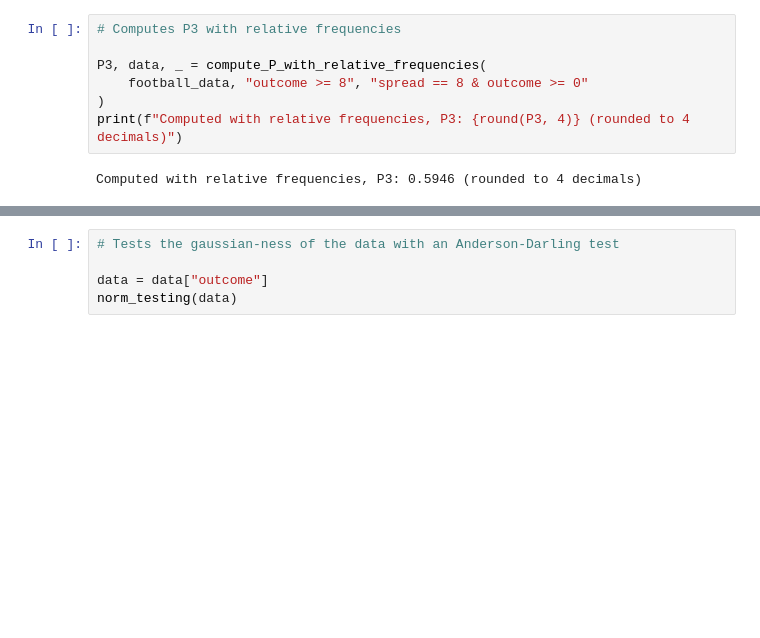
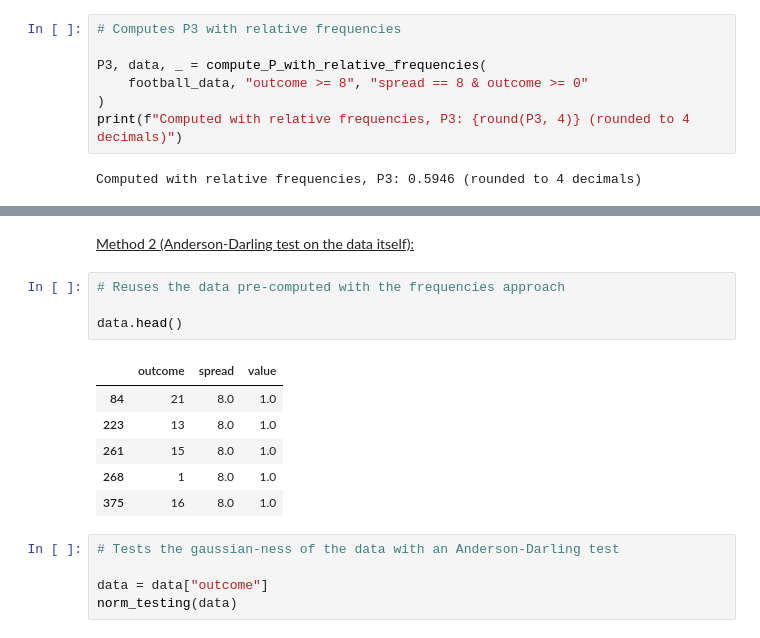
Before and after one commit to qlero/UCA_MSc-DS2, a Jupyter notebook: bayesian_learning/assignments/assignment_1.ipynb, the cells around one changed output, grey strips where cells are left out. Saved outputs shown, nothing was run; the diff lists cells and outputs as text; blank space fills up the shorter version.

```diff
--- a/bayesian_learning/assignments/assignment_1.ipynb
+++ b/bayesian_learning/assignments/assignment_1.ipynb
@@ -333,3 +558,16 @@ Computed with relative frequencies, P3: 0.5946 (rounded to 4 decimals)
+# %% [markdown]
+<u>Method 2 (Anderson-Darling test on the data itself):</u>
+# %%
+# Reuses the data pre-computed with the frequencies approach
+
+data.head()
+# %% [output]
+|  | outcome | spread | value |
+| 84 | 21 | 8.0 | 1.0 |
+| 223 | 13 | 8.0 | 1.0 |
+| 261 | 15 | 8.0 | 1.0 |
+| 268 | 1 | 8.0 | 1.0 |
+| 375 | 16 | 8.0 | 1.0 |
 # %%
 # Tests the gaussian-ness of the data with an Anderson-Darling test
 
```
Also changed, not shown: parts of 33 cells of this notebook, 14 other files.
